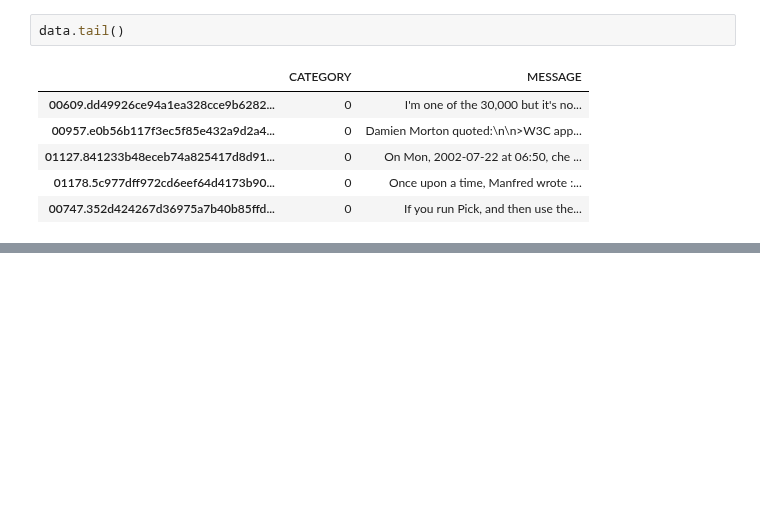
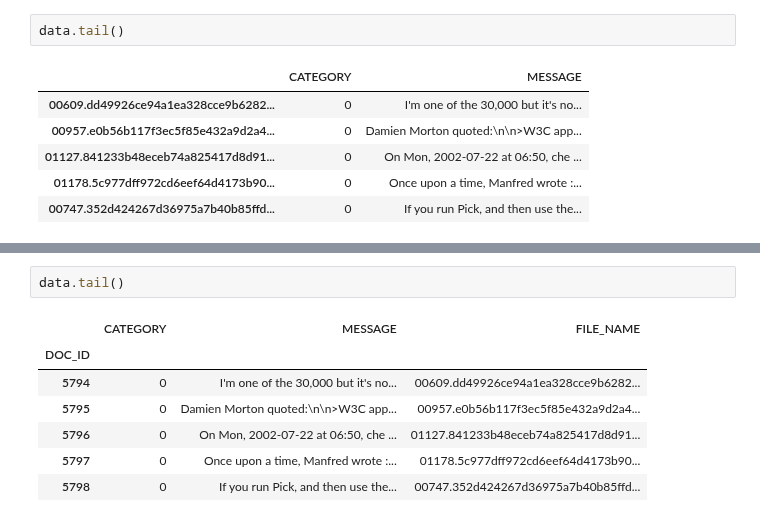
Before and after one commit to abduljalil077/MLProjects, a Jupyter notebook: 06 Bayes Classifier.ipynb, the cells around one changed output, grey strips where cells are left out. Drawn from its saved outputs; the diff is of its cells as text; blank space fills up the shorter version.

```diff
--- a/06 Bayes Classifier.ipynb
+++ b/06 Bayes Classifier.ipynb
@@ -181,0 +276,10 @@ data.tail()
+# %%
+data.tail()
+# %% [output]
+|  | CATEGORY | MESSAGE | FILE_NAME |
+| DOC_ID |  |  |  |
+| 5794 | 0 | I'm one of the 30,000 but it's no... | 00609.dd49926ce94a1ea328cce9b6282... |
+| 5795 | 0 | Damien Morton quoted:\n\n>W3C app... | 00957.e0b56b117f3ec5f85e432a9d2a4... |
+| 5796 | 0 | On Mon, 2002-07-22 at 06:50, che ... | 01127.841233b48eceb74a825417d8d91... |
+| 5797 | 0 | Once upon a time, Manfred wrote :... | 01178.5c977dff972cd6eef64d4173b90... |
+| 5798 | 0 | If you run Pick, and then use the... | 00747.352d424267d36975a7b40b85ffd... |
```
Also changed, not shown: parts of 20 cells of this notebook.
